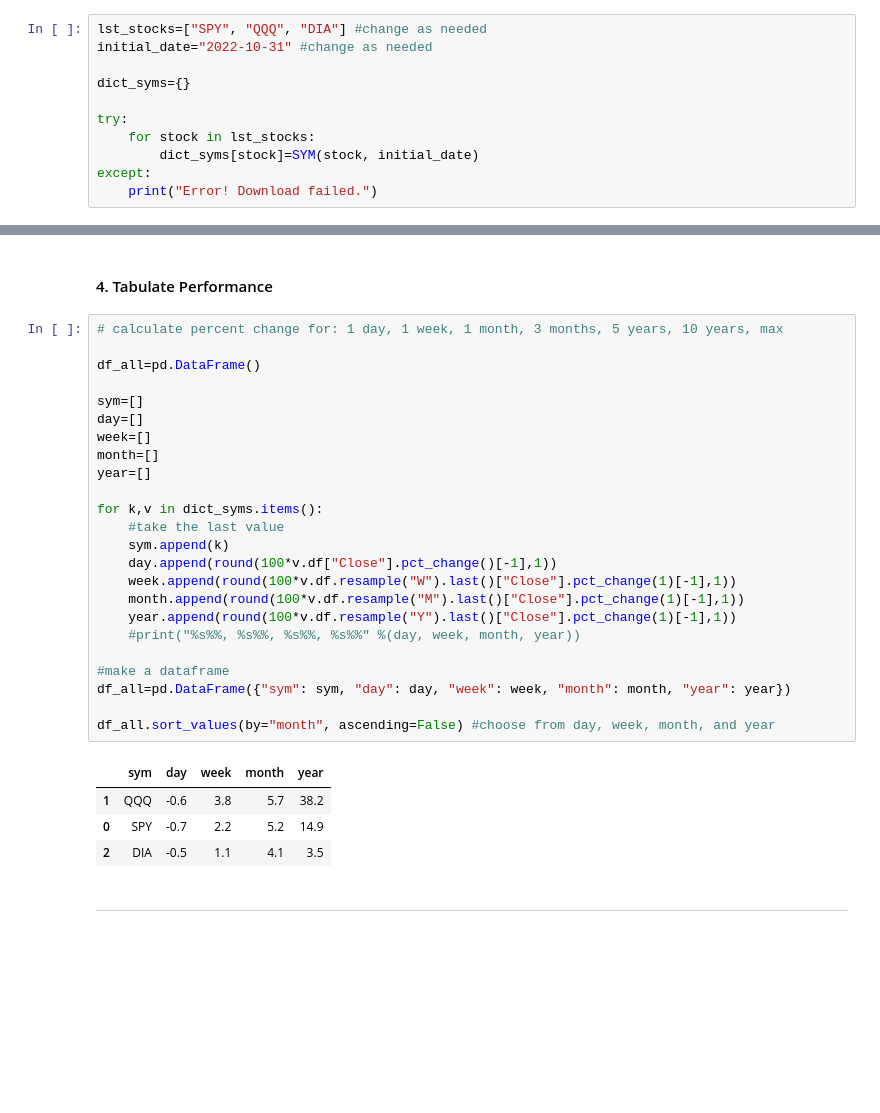
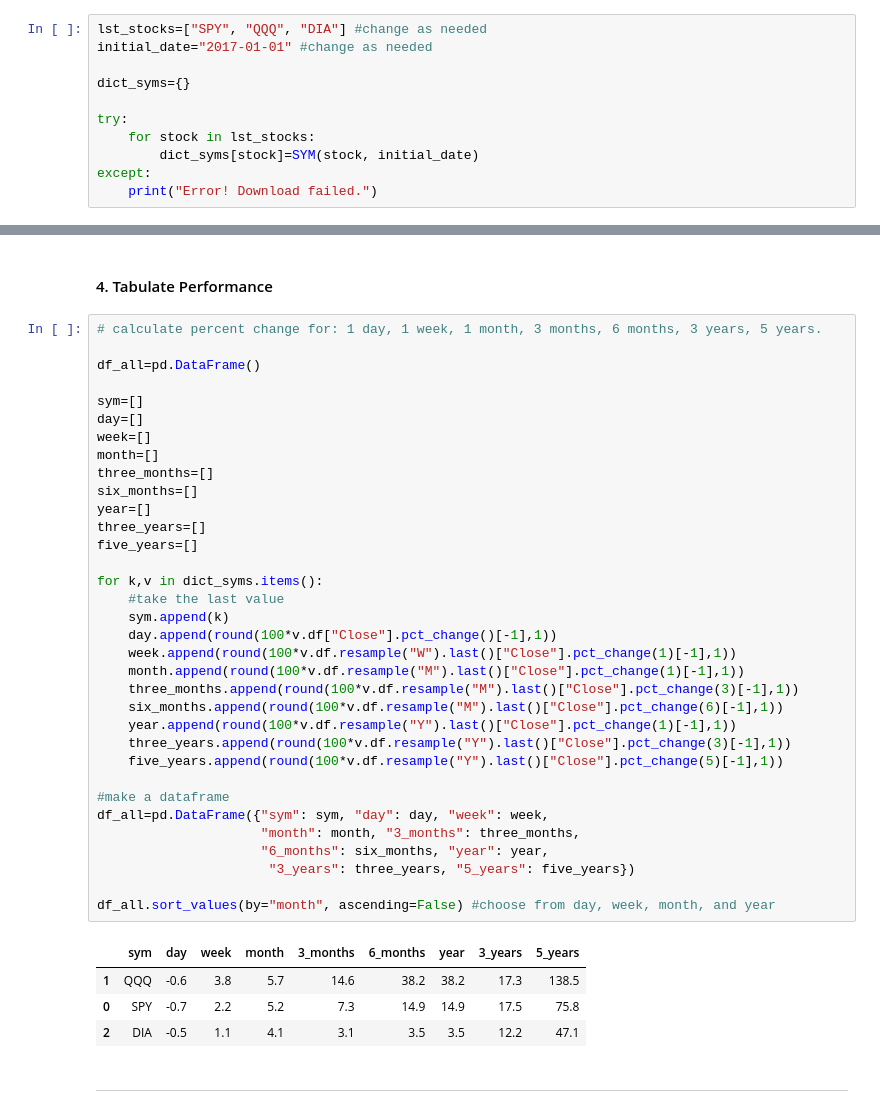
Before and after one commit to rayguna/Personal_Finance, a Jupyter notebook: 1_Stock_Performance_Analysis.ipynb, the cells around one changed output, grey strips where cells are left out. Saved outputs shown, nothing was run; the diff lists cells and outputs as text; blank space fills up the shorter version.

```diff
--- a/1_Stock_Performance_Analysis.ipynb
+++ b/1_Stock_Performance_Analysis.ipynb
@@ -69,7 +69,7 @@ class SYM:
 - Download data
 # %%
 lst_stocks=["SPY", "QQQ", "DIA"] #change as needed
-initial_date="2022-10-31" #change as needed
+initial_date="2017-01-01" #change as needed
 
 dict_syms={}
 
@@ -125,33 +125,43 @@ No handles with labels found to put in legend.
 # %% [markdown]
 #### 4. Tabulate Performance <a id="4"></a>
 # %%
-# calculate percent change for: 1 day, 1 week, 1 month, 3 months, 5 years, 10 years, max
+# calculate percent change for: 1 day, 1 week, 1 month, 3 months, 6 months, 3 years, 5 years.
 
 df_all=pd.DataFrame()
 
 sym=[]
 day=[]
 week=[]
 month=[]
+three_months=[]
+six_months=[]
 year=[]
+three_years=[]
+five_years=[]
 
 for k,v in dict_syms.items():
     #take the last value
     sym.append(k)
     day.append(round(100*v.df["Close"].pct_change()[-1],1))
     week.append(round(100*v.df.resample("W").last()["Close"].pct_change(1)[-1],1))
     month.append(round(100*v.df.resample("M").last()["Close"].pct_change(1)[-1],1))
+    three_months.append(round(100*v.df.resample("M").last()["Close"].pct_change(3)[-1],1))
+    six_months.append(round(100*v.df.resample("M").last()["Close"].pct_change(6)[-1],1))
     year.append(round(100*v.df.resample("Y").last()["Close"].pct_change(1)[-1],1))
-    #print("%s%%, %s%%, %s%%, %s%%" %(day, week, month, year))
+    three_years.append(round(100*v.df.resample("Y").last()["Close"].pct_change(3)[-1],1))
+    five_years.append(round(100*v.df.resample("Y").last()["Close"].pct_change(5)[-1],1))
 
 #make a dataframe
-df_all=pd.DataFrame({"sym": sym, "day": day, "week": week, "month": month, "year": year})
+df_all=pd.DataFrame({"sym": sym, "day": day, "week": week,
+                     "month": month, "3_months": three_months,
+                     "6_months": six_months, "year": year,
+                      "3_years": three_years, "5_years": five_years})
 
 df_all.sort_values(by="month", ascending=False) #choose from day, week, month, and year
 # %% [output]
-|  | sym | day | week | month | year |
-| 1 | QQQ | -0.6 | 3.8 | 5.7 | 38.2 |
-| 0 | SPY | -0.7 | 2.2 | 5.2 | 14.9 |
-| 2 | DIA | -0.5 | 1.1 | 4.1 | 3.5 |
+|  | sym | day | week | month | 3_months | 6_months | year | 3_years | 5_years |
+| 1 | QQQ | -0.6 | 3.8 | 5.7 | 14.6 | 38.2 | 38.2 | 17.3 | 138.5 |
+| 0 | SPY | -0.7 | 2.2 | 5.2 | 7.3 | 14.9 | 14.9 | 17.5 | 75.8 |
+| 2 | DIA | -0.5 | 1.1 | 4.1 | 3.1 | 3.5 | 3.5 | 12.2 | 47.1 |
 # %% [markdown]
 ***
```
Also changed, not shown: parts of 1 cell of this notebook.
